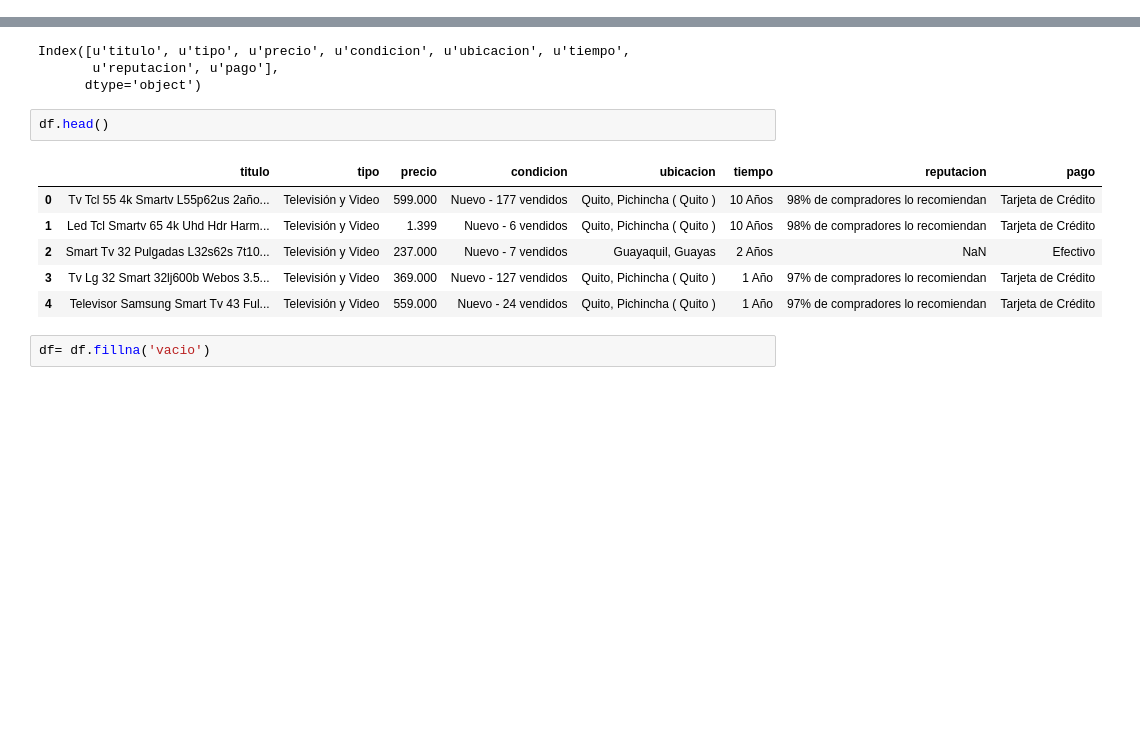
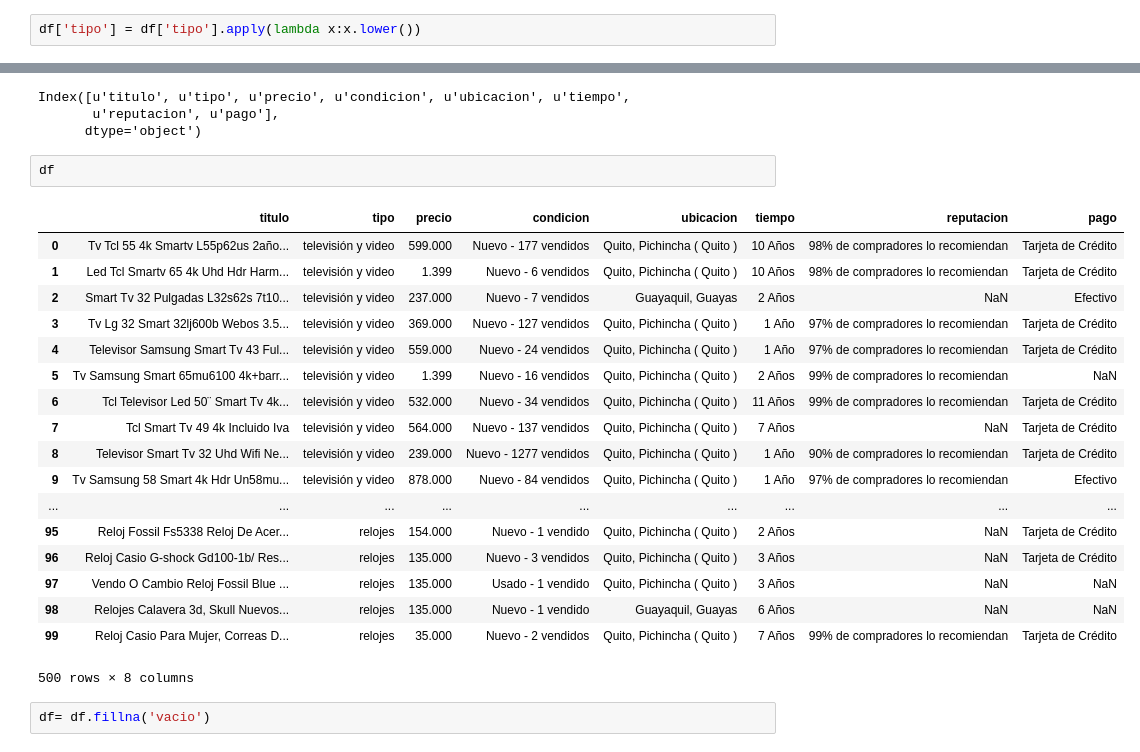
Before and after one commit to Obtencion-Limpieza-Datos/trabajo-final-Fernandogdo, a Jupyter notebook: notebooks/Trabajo.ipynb, the cells around one changed output, grey strips where cells are left out. Drawn from its saved outputs; the diff is of its cells as text; blank space fills up the shorter version.

```diff
--- a/notebooks/Trabajo.ipynb
+++ b/notebooks/Trabajo.ipynb
@@ -49,3 +29,5 @@ print df
+# %%
+df['tipo'] = df['tipo'].apply(lambda x:x.lower())
 # %%
 df.keys()
 # %% [output]
@@ -53,14 +35,26 @@ Index([u'titulo', u'tipo', u'precio', u'condicion', u'ubicacion', u'tiempo',
        u'reputacion', u'pago'],
       dtype='object')
 # %%
-df.head()
+df
 # %% [output]
 |  | titulo | tipo | precio | condicion | ubicacion | tiempo | reputacion | pago |
-| 0 | Tv Tcl 55 4k Smartv L55p62us 2año... | Televisión y Video | 599.000 | Nuevo - 177 vendidos | Quito, Pichincha ( Quito ) | 10 Años | 98% de compradores lo recomiendan | Tarjeta de Crédito |
-| 1 | Led Tcl Smartv 65 4k Uhd Hdr Harm... | Televisión y Video | 1.399 | Nuevo - 6 vendidos | Quito, Pichincha ( Quito ) | 10 Años | 98% de compradores lo recomiendan | Tarjeta de Crédito |
-| 2 | Smart Tv 32 Pulgadas L32s62s 7t10... | Televisión y Video | 237.000 | Nuevo - 7 vendidos | Guayaquil, Guayas | 2 Años | NaN | Efectivo |
-| 3 | Tv Lg 32 Smart 32lj600b Webos 3.5... | Televisión y Video | 369.000 | Nuevo - 127 vendidos | Quito, Pichincha ( Quito ) | 1 Año | 97% de compradores lo recomiendan | Tarjeta de Crédito |
-| 4 | Televisor Samsung Smart Tv 43 Ful... | Televisión y Video | 559.000 | Nuevo - 24 vendidos | Quito, Pichincha ( Quito ) | 1 Año | 97% de compradores lo recomiendan | Tarjeta de Crédito |
+| 0 | Tv Tcl 55 4k Smartv L55p62us 2año... | televisión y video | 599.000 | Nuevo - 177 vendidos | Quito, Pichincha ( Quito ) | 10 Años | 98% de compradores lo recomiendan | Tarjeta de Crédito |
+| 1 | Led Tcl Smartv 65 4k Uhd Hdr Harm... | televisión y video | 1.399 | Nuevo - 6 vendidos | Quito, Pichincha ( Quito ) | 10 Años | 98% de compradores lo recomiendan | Tarjeta de Crédito |
+| 2 | Smart Tv 32 Pulgadas L32s62s 7t10... | televisión y video | 237.000 | Nuevo - 7 vendidos | Guayaquil, Guayas | 2 Años | NaN | Efectivo |
+| 3 | Tv Lg 32 Smart 32lj600b Webos 3.5... | televisión y video | 369.000 | Nuevo - 127 vendidos | Quito, Pichincha ( Quito ) | 1 Año | 97% de compradores lo recomiendan | Tarjeta de Crédito |
+| 4 | Televisor Samsung Smart Tv 43 Ful... | televisión y video | 559.000 | Nuevo - 24 vendidos | Quito, Pichincha ( Quito ) | 1 Año | 97% de compradores lo recomiendan | Tarjeta de Crédito |
+| 5 | Tv Samsung Smart 65mu6100 4k+barr... | televisión y video | 1.399 | Nuevo - 16 vendidos | Quito, Pichincha ( Quito ) | 2 Años | 99% de compradores lo recomiendan | NaN |
+| 6 | Tcl Televisor Led 50¨ Smart Tv 4k... | televisión y video | 532.000 | Nuevo - 34 vendidos | Quito, Pichincha ( Quito ) | 11 Años | 99% de compradores lo recomiendan | Tarjeta de Crédito |
+| 7 | Tcl Smart Tv 49 4k Incluido Iva | televisión y video | 564.000 | Nuevo - 137 vendidos | Quito, Pichincha ( Quito ) | 7 Años | NaN | Tarjeta de Crédito |
+| 8 | Televisor Smart Tv 32 Uhd Wifi Ne... | televisión y video | 239.000 | Nuevo - 1277 vendidos | Quito, Pichincha ( Quito ) | 1 Año | 90% de compradores lo recomiendan | Tarjeta de Crédito |
+| 9 | Tv Samsung 58 Smart 4k Hdr Un58mu... | televisión y video | 878.000 | Nuevo - 84 vendidos | Quito, Pichincha ( Quito ) | 1 Año | 97% de compradores lo recomiendan | Efectivo |
+| ... | ... | ... | ... | ... | ... | ... | ... | ... |
+| 95 | Reloj Fossil Fs5338 Reloj De Acer... | relojes | 154.000 | Nuevo - 1 vendido | Quito, Pichincha ( Quito ) | 2 Años | NaN | Tarjeta de Crédito |
+| 96 | Reloj Casio G-shock Gd100-1b/ Res... | relojes | 135.000 | Nuevo - 3 vendidos | Quito, Pichincha ( Quito ) | 3 Años | NaN | Tarjeta de Crédito |
+| 97 | Vendo O Cambio Reloj Fossil Blue ... | relojes | 135.000 | Usado - 1 vendido | Quito, Pichincha ( Quito ) | 3 Años | NaN | NaN |
+| 98 | Relojes Calavera 3d, Skull Nuevos... | relojes | 135.000 | Nuevo - 1 vendido | Guayaquil, Guayas | 6 Años | NaN | NaN |
+| 99 | Reloj Casio Para Mujer, Correas D... | relojes | 35.000 | Nuevo - 2 vendidos | Quito, Pichincha ( Quito ) | 7 Años | 99% de compradores lo recomiendan | Tarjeta de Crédito |
+500 rows × 8 columns
 # %%
 df= df.fillna('vacio')
 # %%
```
Also changed, not shown: parts of 4 cells of this notebook, 5 other files.
